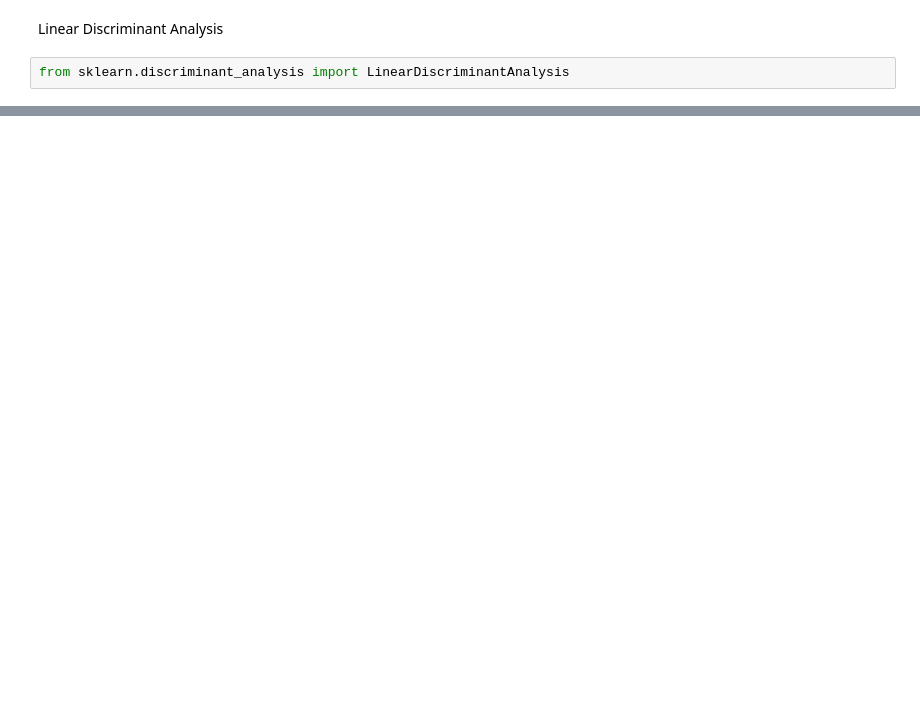
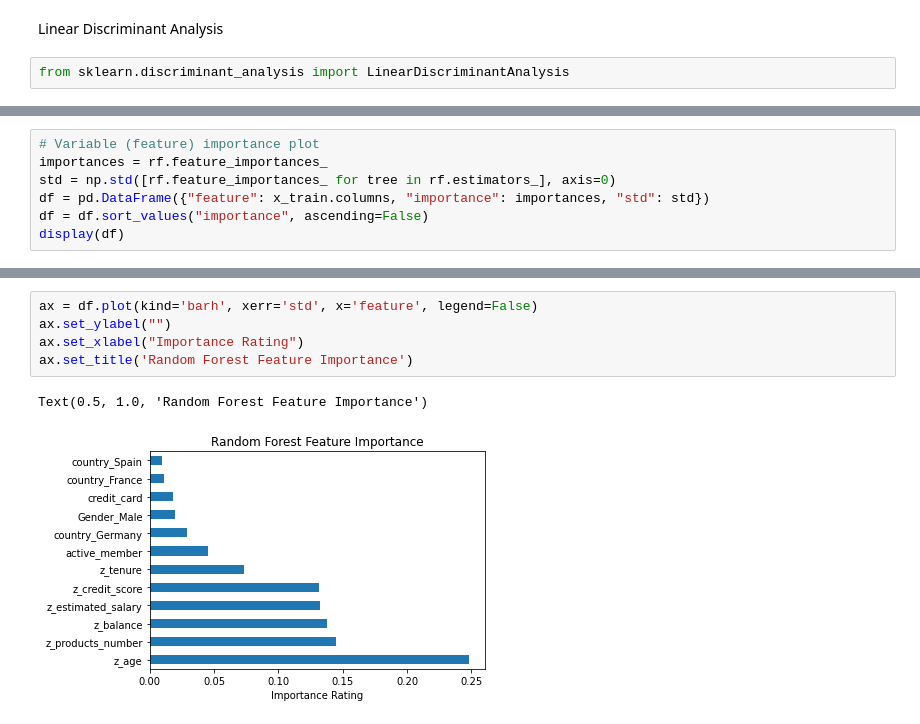
Before and after one commit to edwardam5/505_Final_Project, a Jupyter notebook: 505_Final_Project.ipynb, the cells around one changed output, grey strips where cells are left out. Saved outputs shown, nothing was run; the diff lists cells and outputs as text; blank space fills up the shorter version.

```diff
--- a/505_Final_Project.ipynb
+++ b/505_Final_Project.ipynb
@@ -888,0 +854,7 @@ classificationSummary(y_valid, NN_tune.predict(X_valid))
+# %%
+# Variable (feature) importance plot
+importances = rf.feature_importances_
+std = np.std([rf.feature_importances_ for tree in rf.estimators_], axis=0)
+df = pd.DataFrame({"feature": x_train.columns, "importance": importances, "std": std})
+df = df.sort_values("importance", ascending=False)
+display(df)
@@ -888,0 +875,8 @@ classificationSummary(y_valid, NN_tune.predict(X_valid))
+# %%
+ax = df.plot(kind='barh', xerr='std', x='feature', legend=False)
+ax.set_ylabel("")
+ax.set_xlabel("Importance Rating")
+ax.set_title('Random Forest Feature Importance')
+# %% [output]
+Text(0.5, 1.0, 'Random Forest Feature Importance')
+[figure, added]
```
Also changed, not shown: parts of 30 cells of this notebook.
